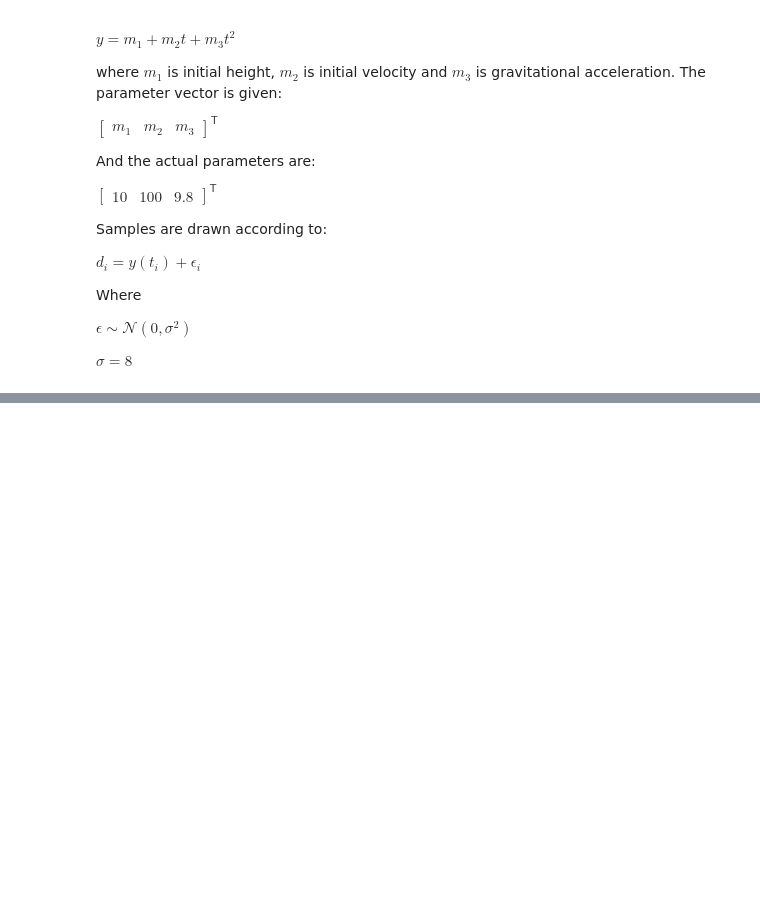
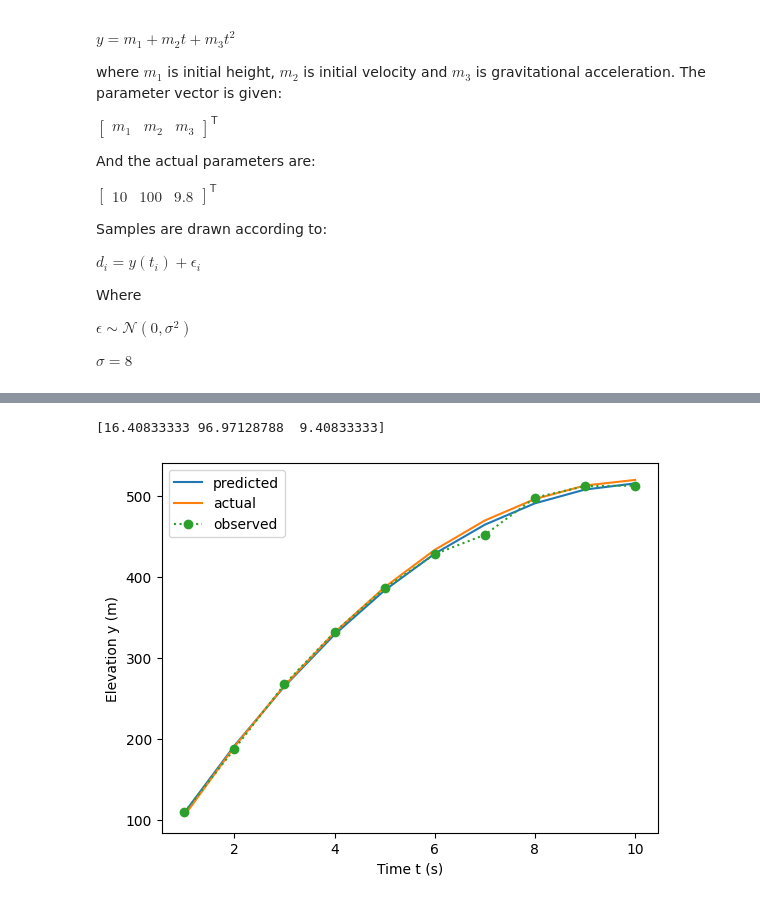
Before and after one commit to tcooley01/AERO729, a Jupyter notebook: HW6Files/Hw6.ipynb, the cells around one changed output, grey strips where cells are left out. Drawn from its saved outputs; the diff is of its cells as text; code cells hidden in the pictures; blank space fills up the shorter version.

```diff
--- a/HW6Files/Hw6.ipynb
+++ b/HW6Files/Hw6.ipynb
@@ -57,0 +90,26 @@ array([  4.17707694, 126.83380472, 199.13323815, 288.26910067,
+# %%
+# to minimize the least square residual we solve the normal equation
+g_mat = build_design_matrix(time_steps)
+first_term = g_mat.T @ g_mat
+inv = np.linalg.inv(first_term)
+last_mat = inv @ g_mat.T
+
+# solution
+m_hat = last_mat @ note_samples
+print(m_hat)
+# %% [output]
+[16.40833333 96.97128788  9.40833333]
+# %%
+# plot observations, true and predicted ballistics
+predicted, time_steps = generate_ballistic_data(mu, sigma, interval, num_samples, m_hat, noise=False)
+actual, _ = generate_ballistic_data(mu, sigma, interval, num_samples, param_actual, noise=False)
+# %%
+plt.plot(time_steps, predicted, label='predicted')
+plt.plot(time_steps, actual, label='actual')
+plt.plot(time_steps, note_samples, label='observed', linestyle='dotted', marker='o')
+plt.legend()
+plt.xlabel('Time t (s)')
+plt.ylabel('Elevation y (m)')
+plt.show()
+# %% [output]
+[figure, added]
```
Also changed, not shown: parts of 4 cells of this notebook.
